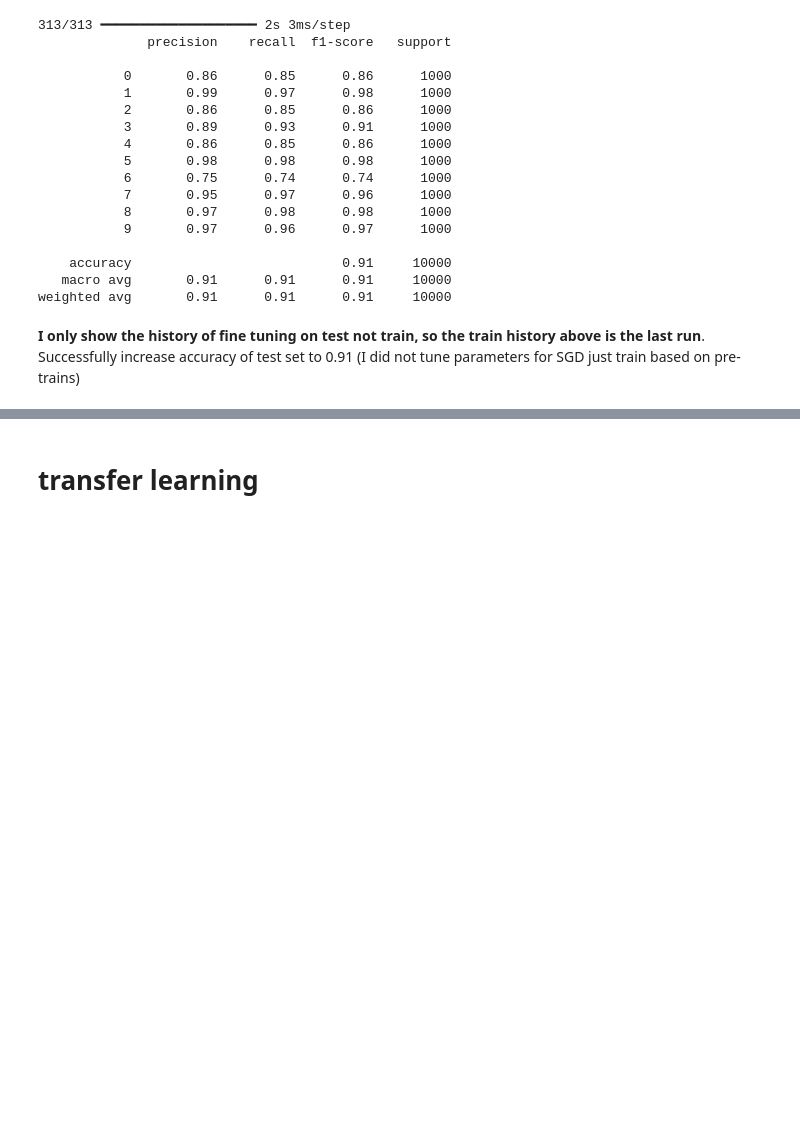
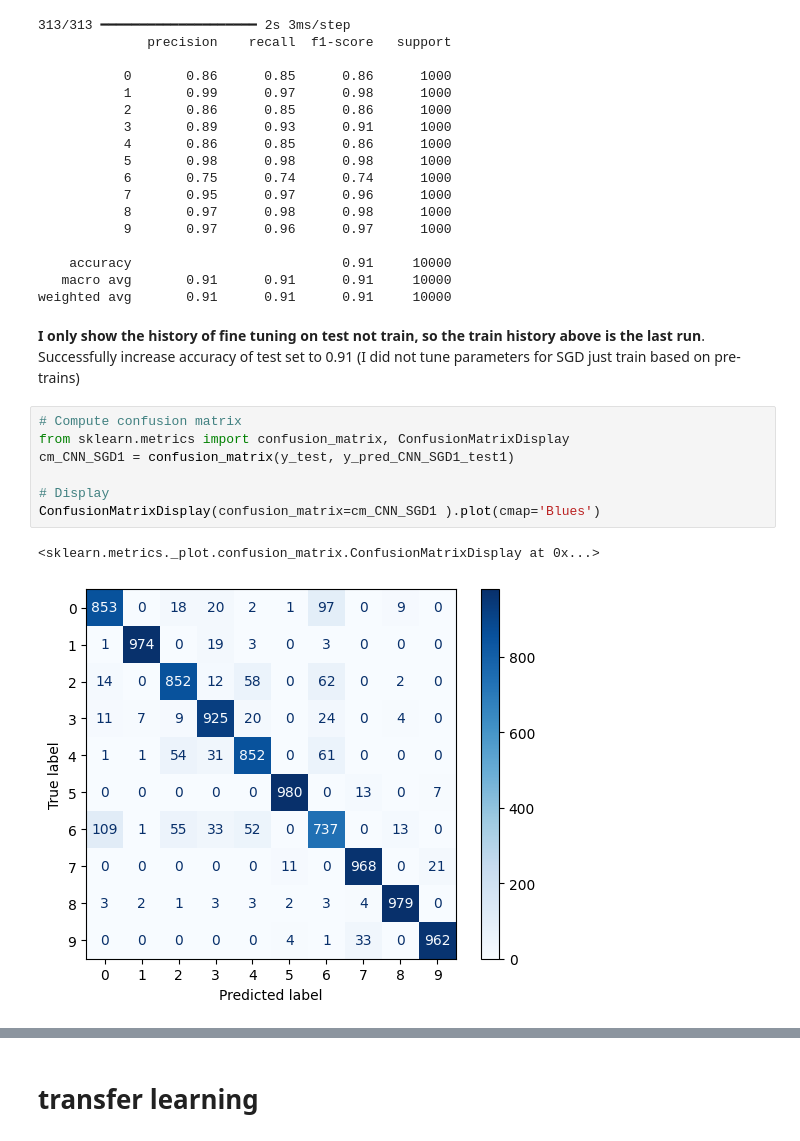
Before and after one commit to Yuyang-Yao/Math_-5750_Project3, a Jupyter notebook: project3_Q2_tensorflow.ipynb, the cells around one changed output, grey strips where cells are left out. Cells and saved outputs as stored; diff of their text form; blank space fills up the shorter version.

```diff
--- a/project3_Q2_tensorflow.ipynb
+++ b/project3_Q2_tensorflow.ipynb
@@ -722,3 +722,13 @@ print(classification_report(y_test, y_pred_CNN_SGD1_test1))
 weighted avg       0.91      0.91      0.91     10000
 # %% [markdown]
 **I only show the history of fine tuning on test not train, so the train history above is the last run**. Successfully increase accuracy of test set to 0.91 (I did not tune parameters for SGD just train based on pre-trains)
+# %%
+# Compute confusion matrix
+from sklearn.metrics import confusion_matrix, ConfusionMatrixDisplay
+cm_CNN_SGD1 = confusion_matrix(y_test, y_pred_CNN_SGD1_test1)
+
+# Display
+ConfusionMatrixDisplay(confusion_matrix=cm_CNN_SGD1 ).plot(cmap='Blues')
+# %% [output]
+<sklearn.metrics._plot.confusion_matrix.ConfusionMatrixDisplay at 0x...>
+[figure, added]
```
Also changed, not shown: parts of 7 cells of this notebook.
